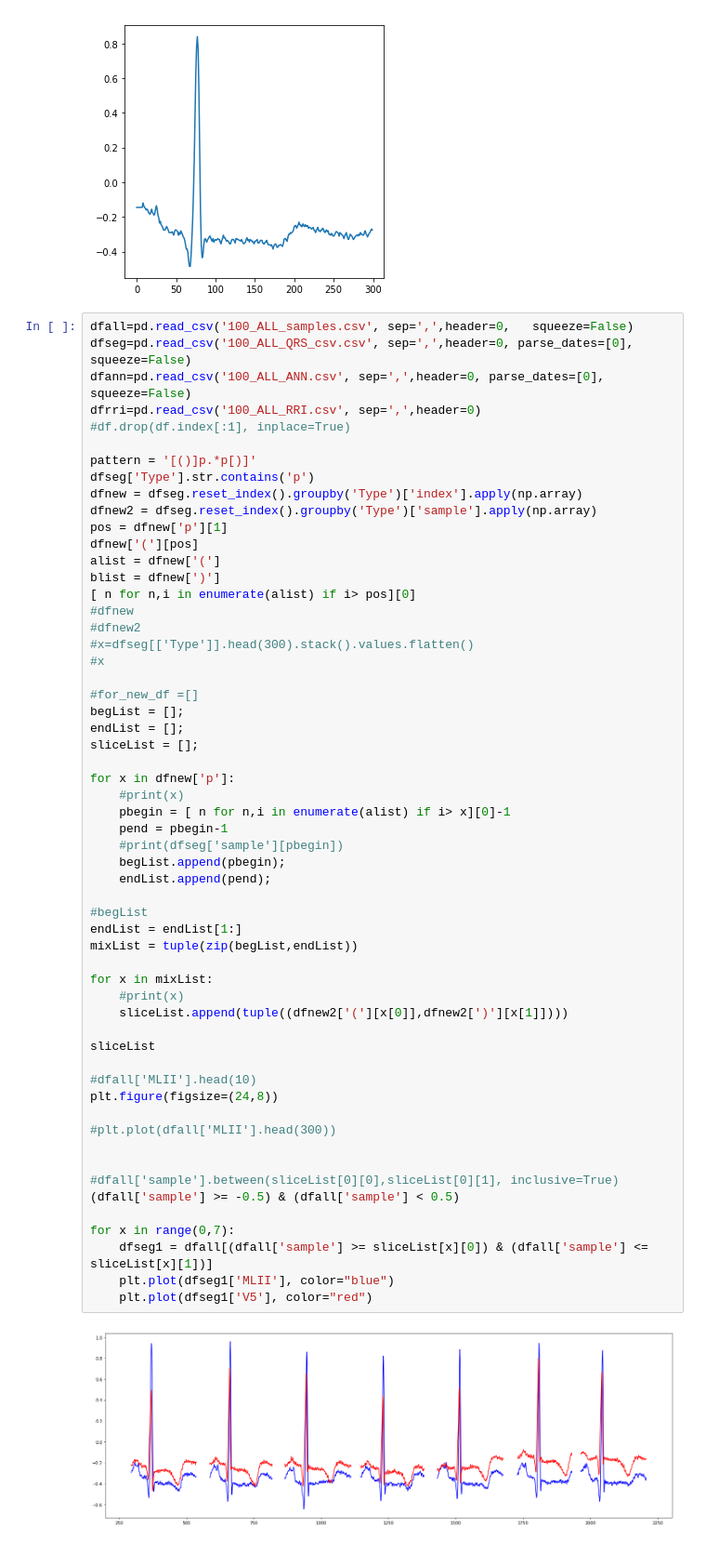
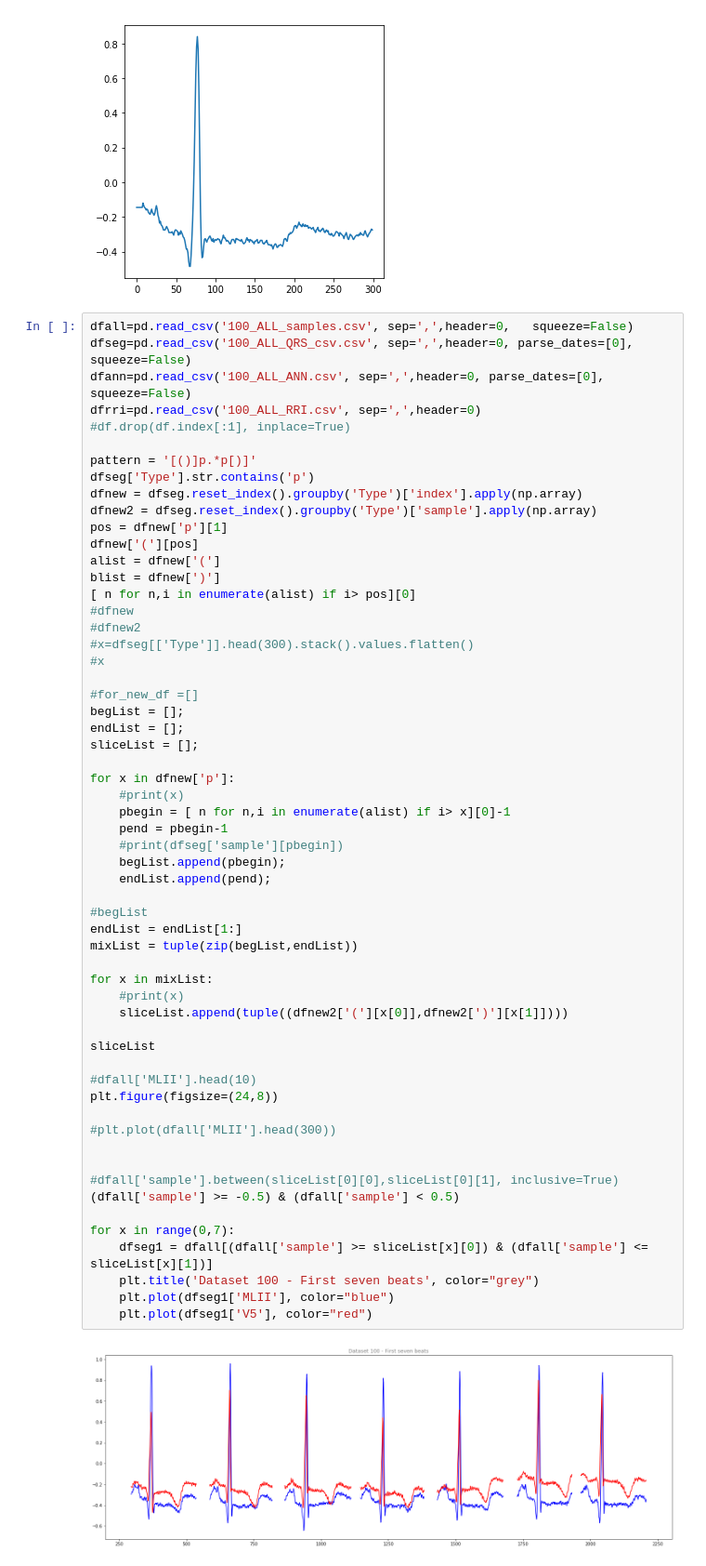
Before and after one commit to lhadhazy/neural_ffn_ecg_tensorflow, a Jupyter notebook: Untitled.ipynb, the cells around one changed output. Shown at 93% size. Saved outputs shown, nothing was run; the diff lists cells and outputs as text.

Commit message:
Added Plot labels for Dataset 100

```diff
--- a/Untitled.ipynb
+++ b/Untitled.ipynb
@@ -362,34 +362,35 @@ for x in dfnew['p']:
     pbegin = [ n for n,i in enumerate(alist) if i> x][0]-1
     pend = pbegin-1
     #print(dfseg['sample'][pbegin])
     begList.append(pbegin);
     endList.append(pend);
 
 #begList
 endList = endList[1:]
 mixList = tuple(zip(begList,endList))
 
 for x in mixList:
     #print(x)
     sliceList.append(tuple((dfnew2['('][x[0]],dfnew2[')'][x[1]])))
 
 sliceList
 
 #dfall['MLII'].head(10)
 plt.figure(figsize=(24,8))
 
 #plt.plot(dfall['MLII'].head(300))
 
 
 #dfall['sample'].between(sliceList[0][0],sliceList[0][1], inclusive=True)
 (dfall['sample'] >= -0.5) & (dfall['sample'] < 0.5)
 
 for x in range(0,7):
     dfseg1 = dfall[(dfall['sample'] >= sliceList[x][0]) & (dfall['sample'] <= sliceList[x][1])]
+    plt.title('Dataset 100 - First seven beats', color="grey")
     plt.plot(dfseg1['MLII'], color="blue")
     plt.plot(dfseg1['V5'], color="red")
 # %% [output]
-[figure, old version]
+[figure, new version]
 # %%
 fig, axes = plt.subplots(nrows=3, ncols=3, figsize = (15,15))
 
```
Also changed, not shown: parts of 1 cell of this notebook.
